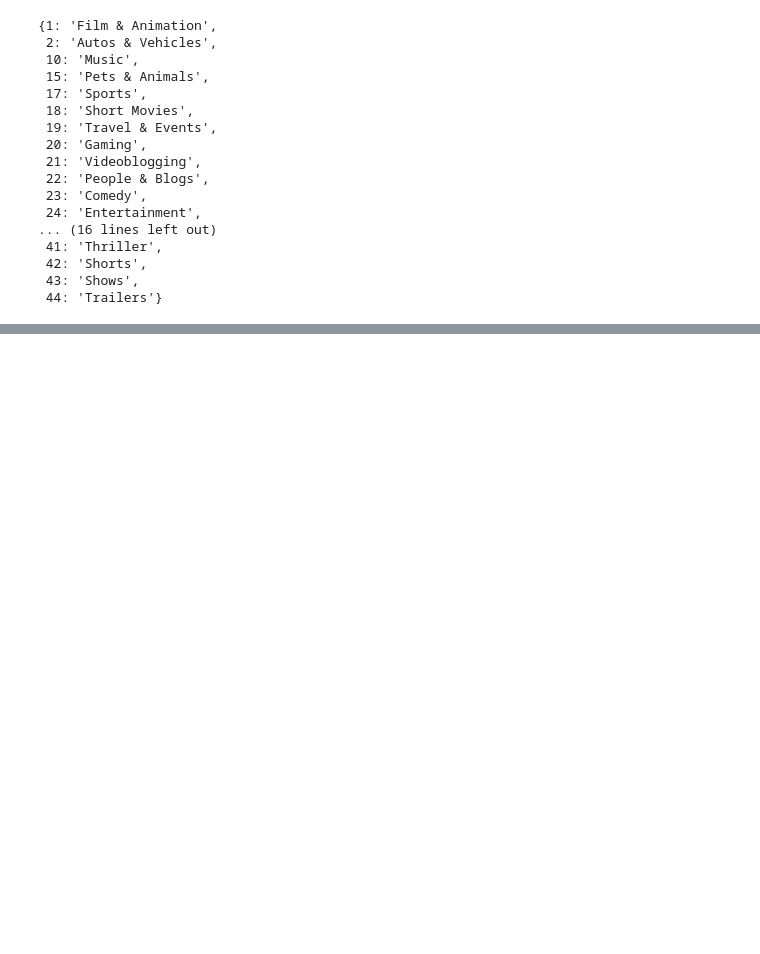
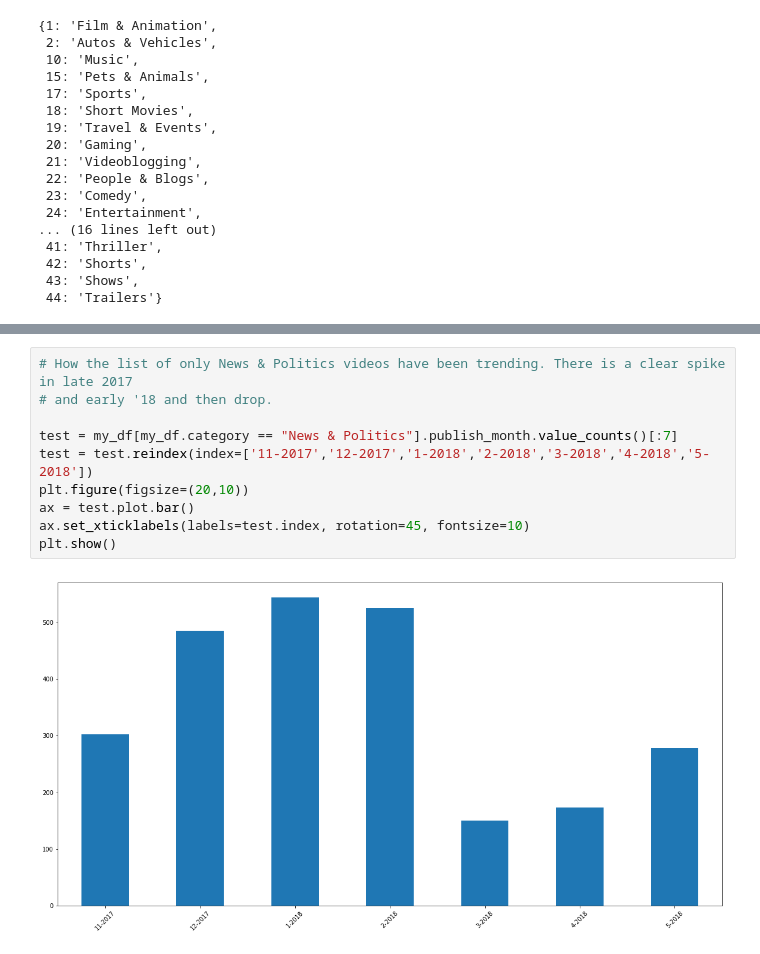
Before and after one commit to RadiusVector/tmd2019, a Jupyter notebook: YT Trending Analysis.ipynb, the cells around one changed output, grey strips where cells are left out. Drawn from its saved outputs; the diff is of its cells as text; blank space fills up the shorter version.

```diff
--- a/YT Trending Analysis.ipynb
+++ b/YT Trending Analysis.ipynb
@@ -90,0 +117,12 @@ plt.show()
+# %%
+# How the list of only News & Politics videos have been trending. There is a clear spike in late 2017
+# and early '18 and then drop.
+
+test = my_df[my_df.category == "News & Politics"].publish_month.value_counts()[:7]
+test = test.reindex(index=['11-2017','12-2017','1-2018','2-2018','3-2018','4-2018','5-2018'])
+plt.figure(figsize=(20,10))
+ax = test.plot.bar()
+ax.set_xticklabels(labels=test.index, rotation=45, fontsize=10)
+plt.show()
+# %% [output]
+[figure, added]
```
Also changed, not shown: parts of 9 cells of this notebook.
